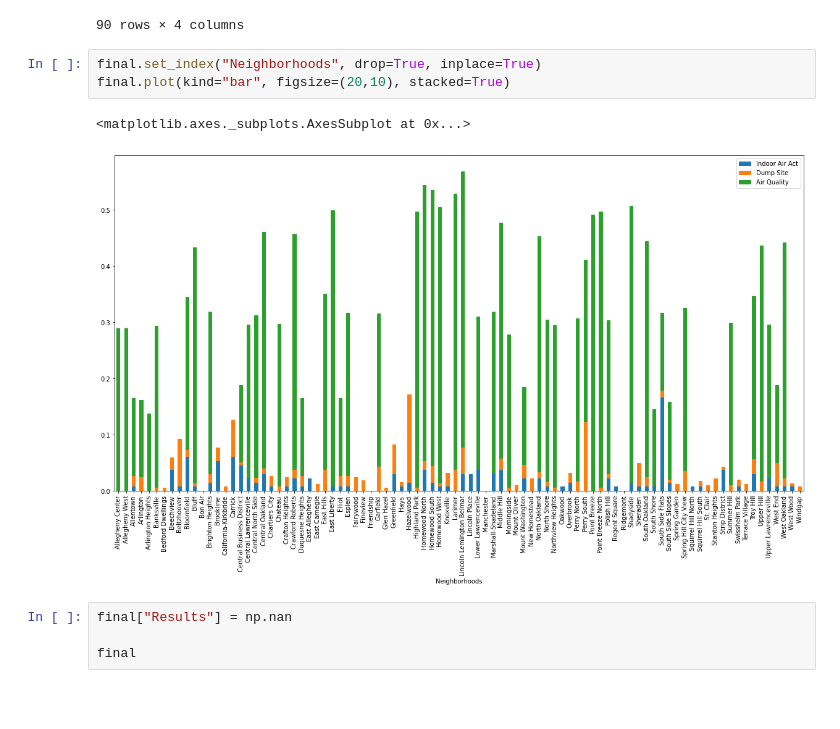
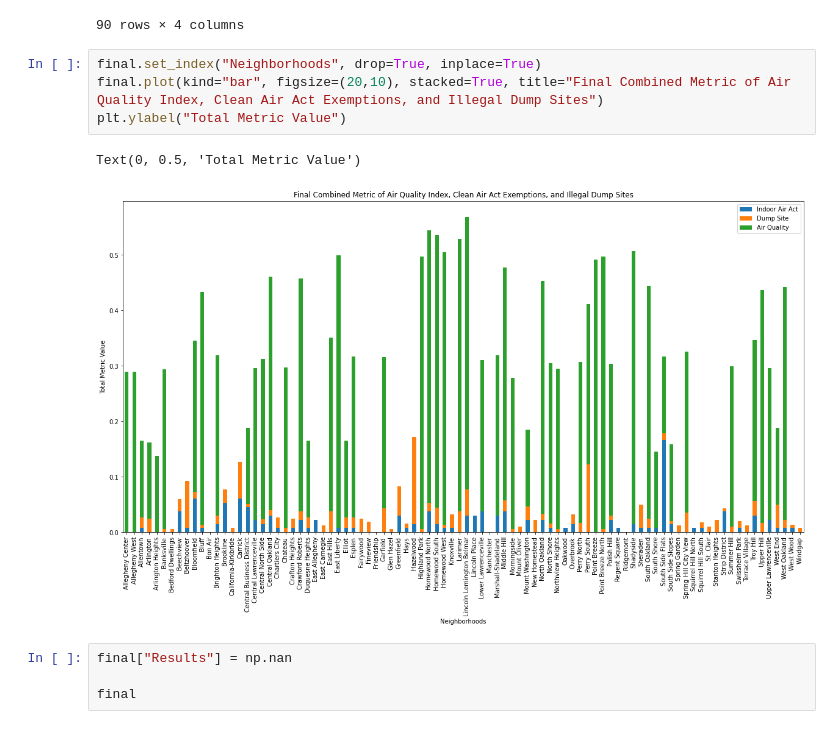
Before and after one commit to nikhitavys/Big-Ideas-Final-Project, a Jupyter notebook: Final-Report.ipynb, the cells around one changed output. Saved outputs shown, nothing was run; the diff lists cells and outputs as text; blank space fills up the shorter version.

```diff
--- a/Final-Report.ipynb
+++ b/Final-Report.ipynb
@@ -519,10 +520,11 @@ final
 90 rows × 4 columns
 # %%
 final.set_index("Neighborhoods", drop=True, inplace=True)
-final.plot(kind="bar", figsize=(20,10), stacked=True)
+final.plot(kind="bar", figsize=(20,10), stacked=True, title="Final Combined Metric of Air Quality Index, Clean Air Act Exemptions, and Illegal Dump Sites")
+plt.ylabel("Total Metric Value")
 # %% [output]
-<matplotlib.axes._subplots.AxesSubplot at 0x...>
+Text(0, 0.5, 'Total Metric Value')
-[figure, old version]
+[figure, new version]
 # %%
 final["Results"] = np.nan
 
```
Also changed, not shown: parts of 4 cells of this notebook.
